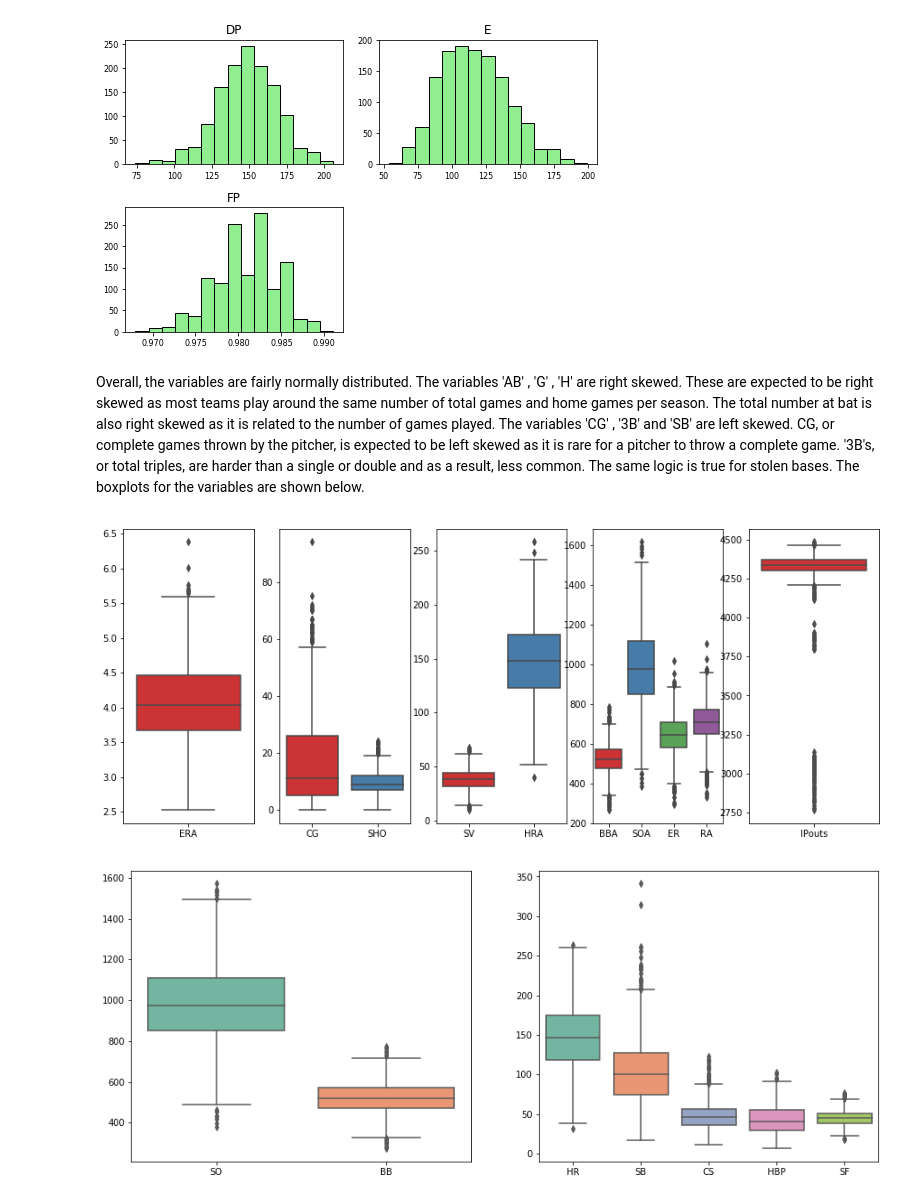
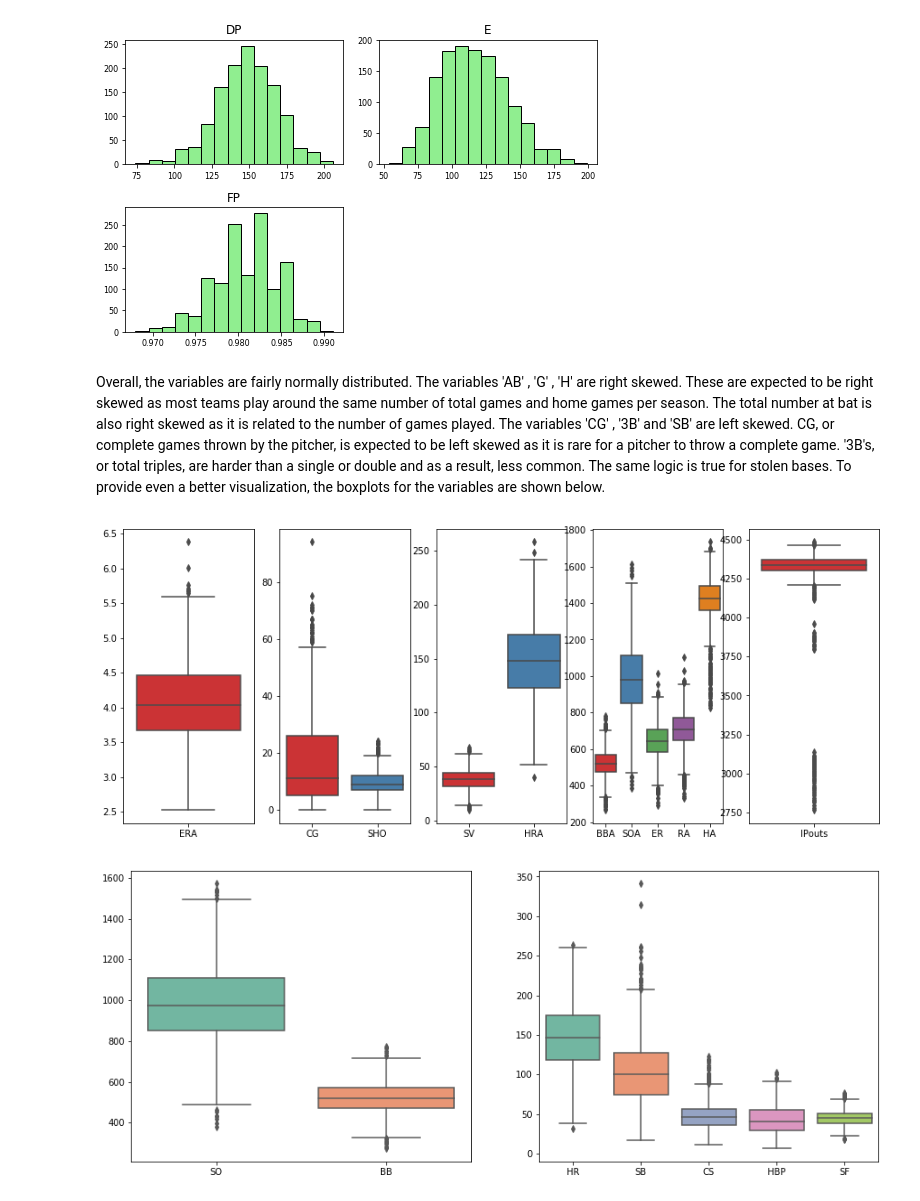
Before and after one commit to georgesturrock/7331_Lab1, a Jupyter notebook: Team2_Lab1.ipynb, the cells around one changed output. Cells and saved outputs as stored; diff of their text form; code cells hidden in the pictures.

```diff
--- a/Team2_Lab1.ipynb
+++ b/Team2_Lab1.ipynb
@@ -409,17 +394,18 @@ plt.show()
 # %% [output]
 [figure]
 # %% [markdown]
-Overall, the variables are fairly normally distributed. The variables 'AB' , 'G' , 'H'  are right skewed. These are expected to be right skewed as most teams play around the same number of total games and home games per season. The total number at bat is also right skewed as it is related to the number of games played. The variables 'CG' , '3B' and 'SB' are left skewed. CG, or complete games thrown by the pitcher, is expected to be left skewed as it is rare for a pitcher to throw a complete game. '3B's, or total triples, are harder than a single or double and as a result, less common. The same logic is true for stolen bases. The boxplots for the variables are shown below.
+Overall, the variables are fairly normally distributed. The variables 'AB' , 'G' , 'H'  are right skewed. These are expected to be right skewed as most teams play around the same number of total games and home games per season. The total number at bat is also right skewed as it is related to the number of games played. The variables 'CG' , '3B' and 'SB' are left skewed. CG, or complete games thrown by the pitcher, is expected to be left skewed as it is rare for a pitcher to throw a complete game. '3B's, or total triples, are harder than a single or double and as a result, less common. The same logic is true for stolen bases.
+To provide even a better visualization, the boxplots for the variables are shown below.
 # %%
 fig, ax =plt.subplots(1,5, figsize=(15,6))
 sns.boxplot(data=pitchingdf[['ERA']], palette="Set1", ax=ax[0])
 sns.boxplot(data=pitchingdf[['CG' , 'SHO']], palette="Set1", ax=ax[1])
 sns.boxplot(data=pitchingdf[['SV', 'HRA']], palette="Set1", ax=ax[2])
-sns.boxplot(data=pitchingdf[['BBA', 'SOA', 'ER', 'RA']], palette="Set1", ax=ax[3])
+sns.boxplot(data=pitchingdf[['BBA', 'SOA', 'ER', 'RA', 'HA']], palette="Set1", ax=ax[3])
 sns.boxplot(data=pitchingdf[['IPouts']], palette="Set1", ax=ax[4])
 plt.show()
 # %% [output]
-[figure, old version]
+[figure, new version]
 # %%
 fig, ax =plt.subplots(1,2, figsize=(15,6))
 sns.boxplot(data=battingdf[['SO', 'BB']], palette="Set2", ax=ax[0])
```
Also changed, not shown: parts of 1 cell of this notebook.
